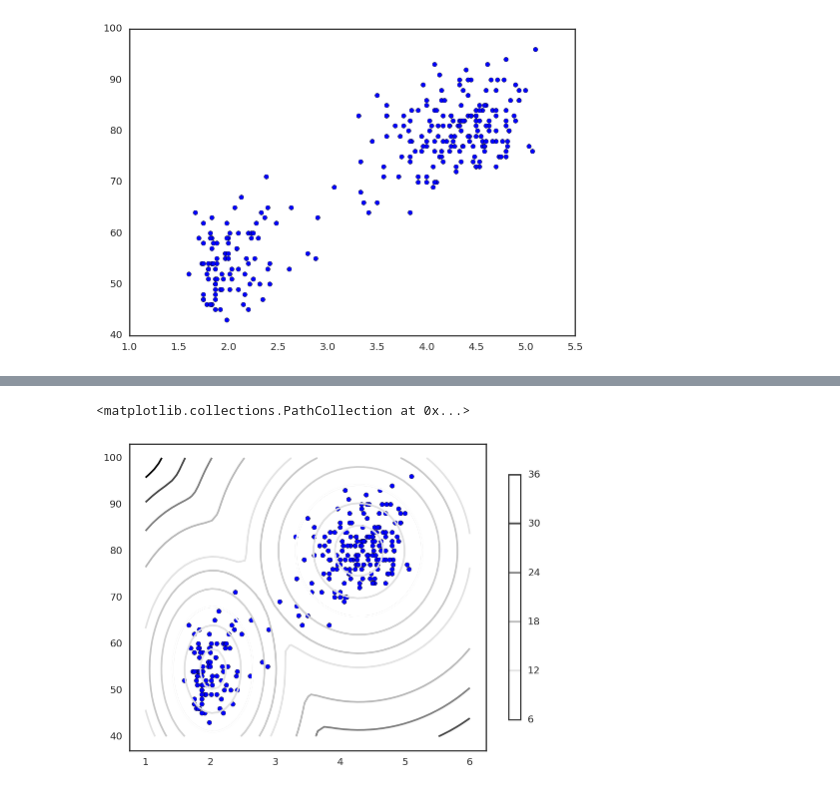
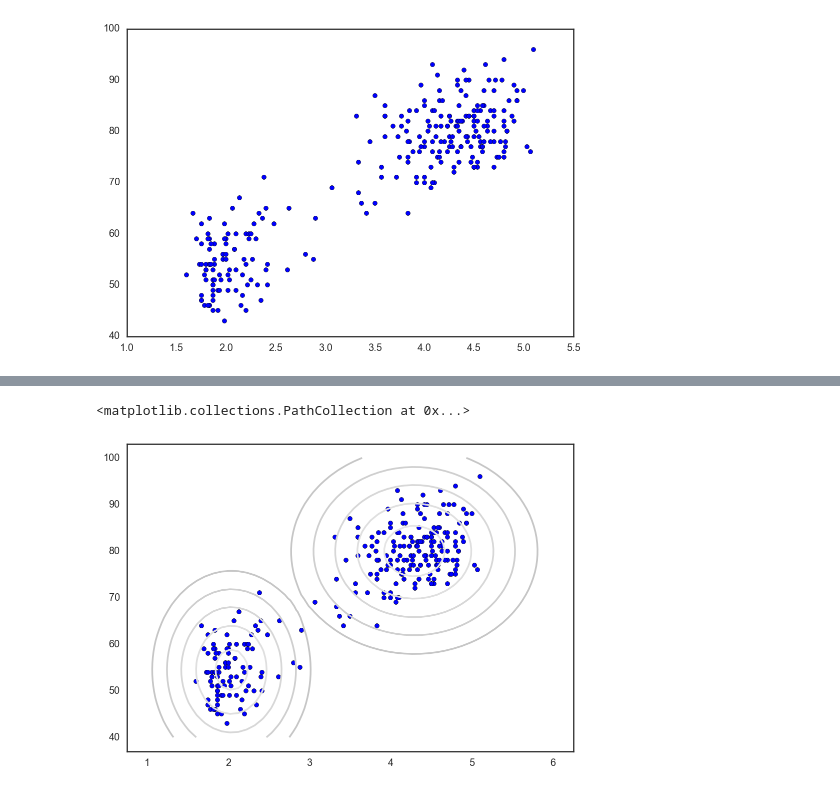
Before and after one commit to AI-Stuff/Various-Machine-Learning-bits, a Jupyter notebook: Gaussian.Mixture.Models.ipynb, the cells around one changed output, grey strips where cells are left out. Saved outputs shown, nothing was run; the diff lists cells and outputs as text; code cells hidden in the pictures.

```diff
--- a/Gaussian.Mixture.Models.ipynb
+++ b/Gaussian.Mixture.Models.ipynb
@@ -183,20 +196,17 @@ GMM(covariance_type='diag', init_params='wmc', min_covar=0.001,
 # %%
 from matplotlib.colors import LogNorm
 
 x = np.linspace(1, 6)
 y = np.linspace(40, 100)
 X, Y = np.meshgrid(x, y)
 XX = np.array([X.ravel(), Y.ravel()]).T
 Z = -mixm2.score_samples(XX)[0]
 Z = Z.reshape(X.shape)
 
 CS = plt.contour(X, Y, Z, norm=LogNorm(vmin=1.0, vmax=1000.0),
                  levels=np.logspace(0, 1, 10))
 
-CS = plt.contour(X, Y, Z)
-
-CB = plt.colorbar(CS, shrink=0.8, extend='both')
 plt.scatter(faithful.eruptions, faithful.waiting)
 # %% [output]
 <matplotlib.collections.PathCollection at 0x...>
-[figure, old version]
+[figure, new version]
```
Also changed, not shown: parts of 6 cells of this notebook.
